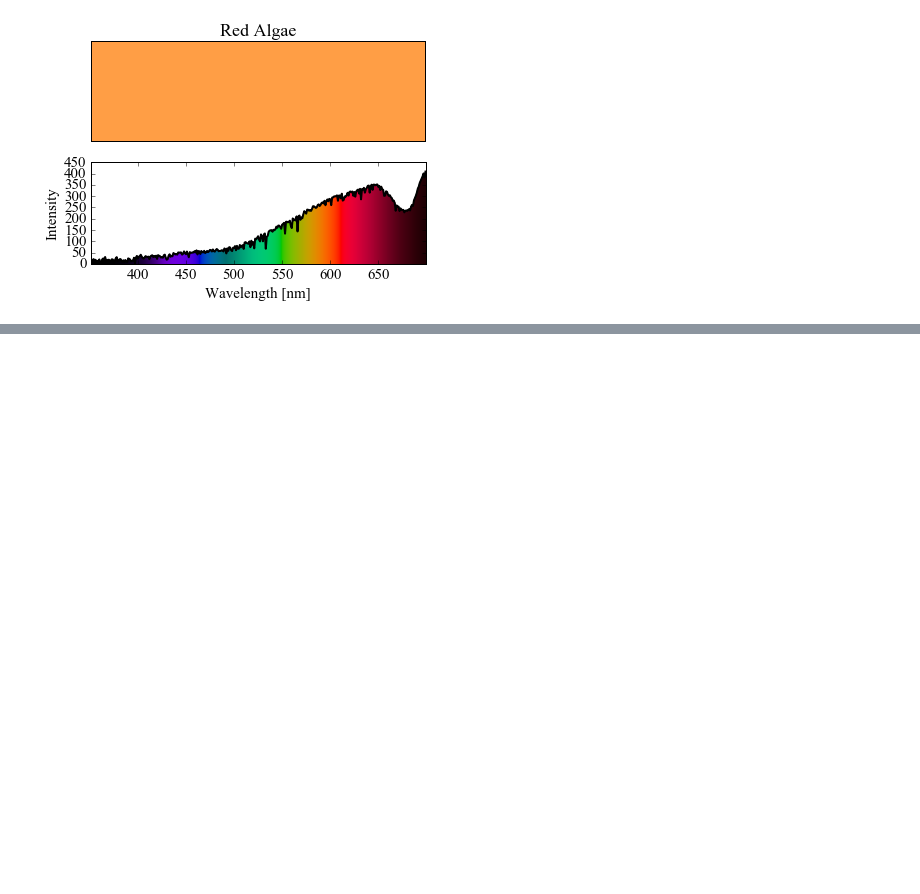
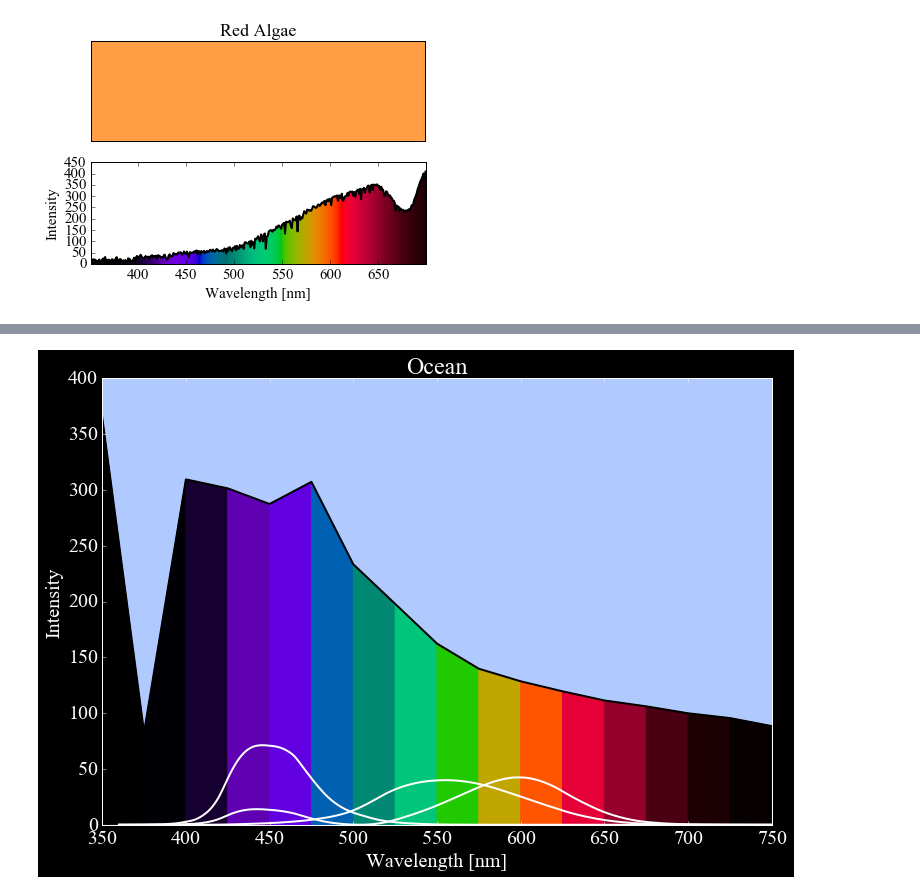
Before and after one commit to jlustigy/jakely, a Jupyter notebook: colorvision/ColorPy.ipynb, the cells around one changed output, grey strips where cells are left out. Saved outputs shown, nothing was run; the diff lists cells and outputs as text; code cells hidden in the pictures; blank space fills up the shorter version.

```diff
--- a/colorvision/ColorPy.ipynb
+++ b/colorvision/ColorPy.ipynb
@@ -178,0 +337,9 @@ Saving plot redalgae2.pdf
+# %%
+data = np.genfromtxt("spectra/ocean.alb", skip_header=26)
+wl = data[:,0] * 1000.0
+dwl = wl[1:] - wl[:-1]
+dwl = np.hstack([dwl, dwl[-1]])
+A = data[:,1]# * dwl * 1e-5
+plot_spectrum(wl, A, title="Ocean", stellar_spec="Sun", show_cie=True)
+# %% [output]
+[figure, added]
```
Also changed, not shown: parts of 41 cells of this notebook.
